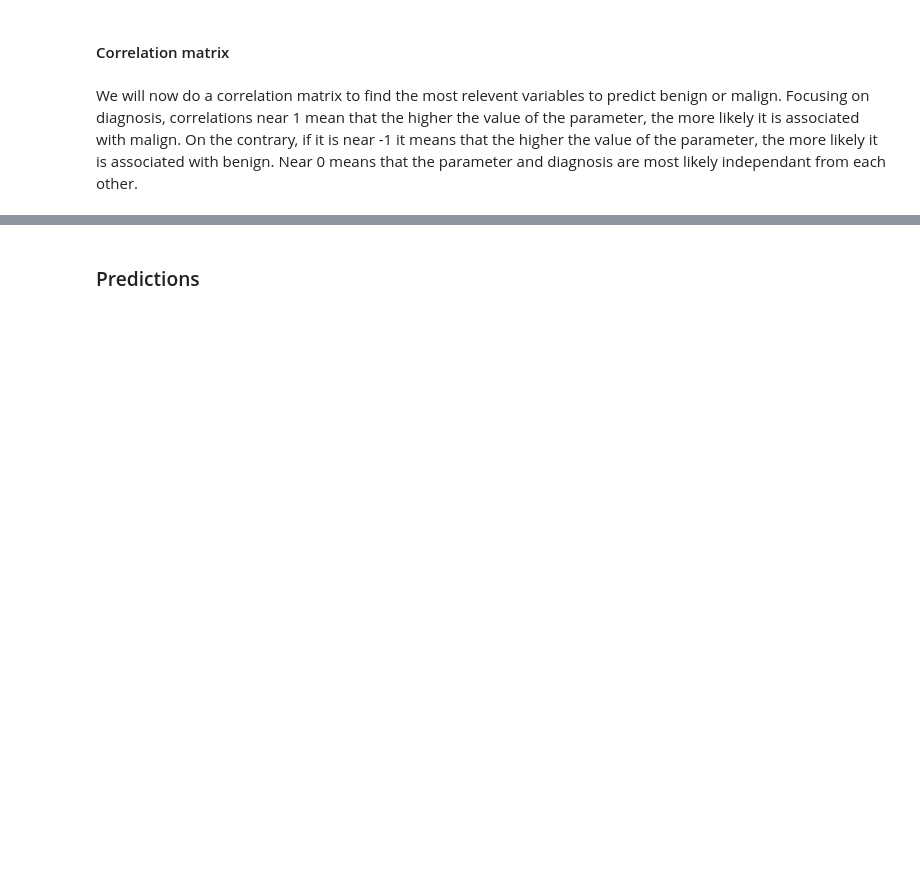
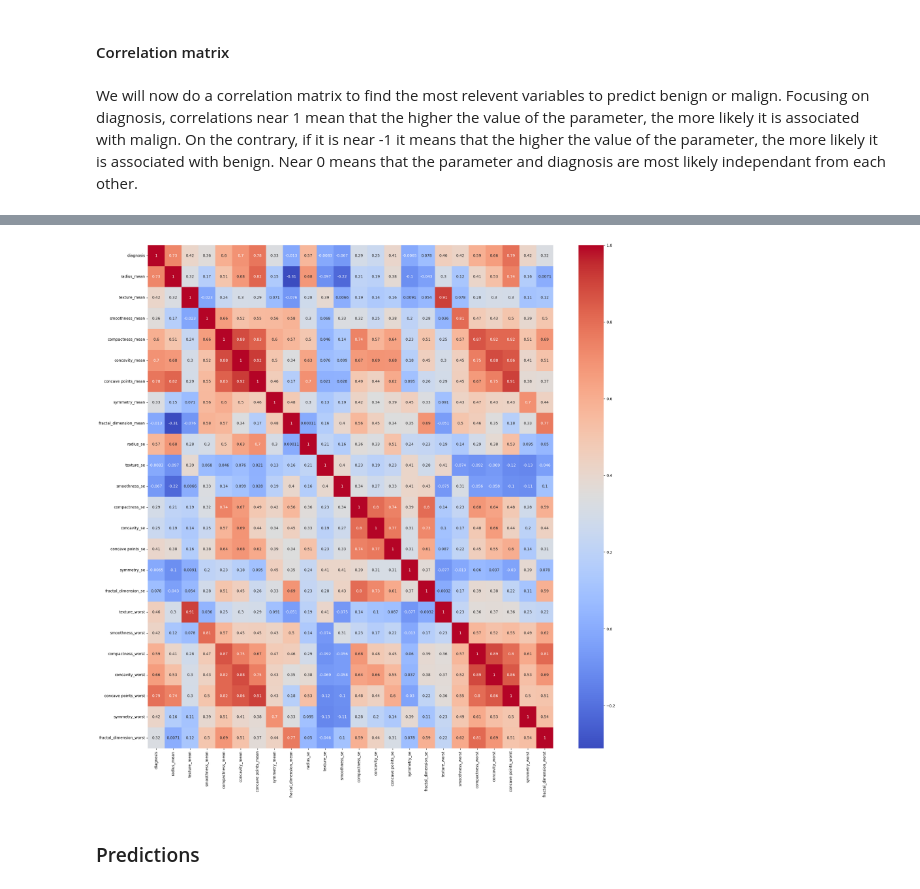
Before and after one commit to Raphoum/Breast-Cancer-Pr-diction, a Jupyter notebook: ML_Project_Servas_Requena_Seidlitz_Roux.ipynb, the cells around one changed output, grey strips where cells are left out. Drawn from its saved outputs; the diff is of its cells as text; code cells hidden in the pictures; blank space fills up the shorter version.

```diff
--- a/ML_Project_Servas_Requena_Seidlitz_Roux.ipynb
+++ b/ML_Project_Servas_Requena_Seidlitz_Roux.ipynb
@@ -152,3 +152,18 @@ plt.show()
+# %%
+df = df.drop(columns=['perimeter_worst', 'perimeter_worst'], axis=1)
+df = df.drop(columns=['area_worst', 'area_worst'], axis=1)
+df = df.drop(columns=['perimeter_mean', 'perimeter_mean'], axis=1)
+df = df.drop(columns=['area_mean', 'area_mean'], axis=1)
+df = df.drop(columns=['perimeter_se', 'perimeter_se'], axis=1)
+df = df.drop(columns=['area_se', 'area_se'], axis=1)
+df = df.drop(columns=['radius_worst', 'radius_worst'], axis=1)
+# %%
+corr_matrix = df.corr()
+plt.figure(figsize=(24,24))
+sns.heatmap(corr_matrix, annot=True, cmap='coolwarm')
+plt.show()
+# %% [output]
+[figure, added]
 # %% [markdown]
 ### Predictions
 # %% [markdown]
```
Also changed, not shown: parts of 1 cell of this notebook.
